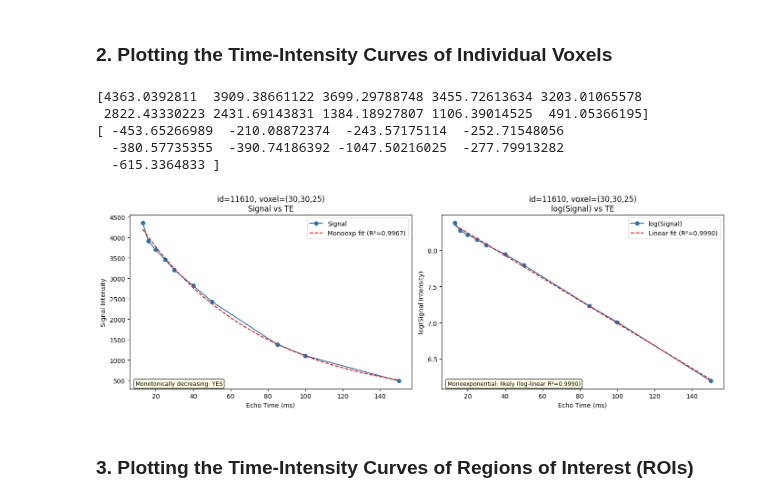
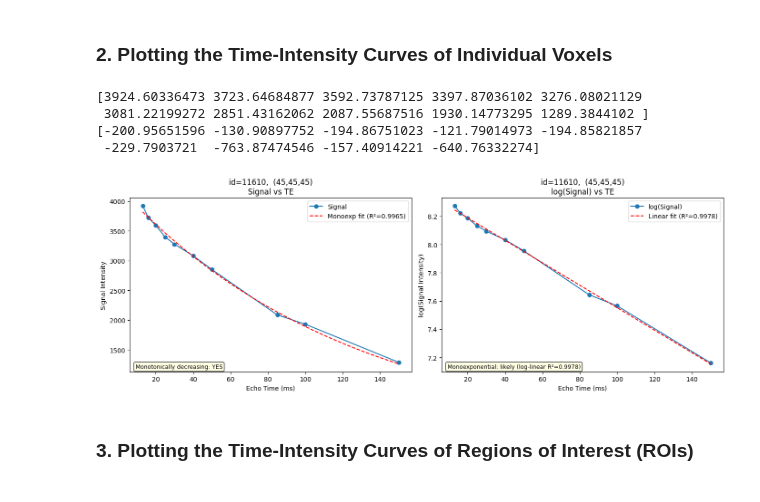
Before and after one commit to natobo/cw2_comp0118, a Jupyter notebook: python/src/eda.ipynb, the cells around one changed output. Cells and saved outputs as stored; diff of their text form; code cells hidden in the pictures.

```diff
--- a/python/src/eda.ipynb
+++ b/python/src/eda.ipynb
@@ -201,7 +201,7 @@ def r2_score(y_true, y_pred):
     ss_tot = np.sum((y_true - np.mean(y_true)) ** 2)
     return 1 - ss_res / ss_tot if ss_tot > 0 else float("nan")
 
-def plot_single_voxel_decay(dataset, x, y, z, echo_times=None, save_path=None):
+def plot_single_voxel_decay(dataset, x, y, z, echo_times=None, save_path=None, name=""):
     """
     Investigates the signal decay of a single voxel across echo times.
 
@@ -251,7 +251,7 @@ def plot_single_voxel_decay(dataset, x, y, z, echo_times=None, save_path=None):
         r2_fit = float("nan")
 
     fig, axes = plt.subplots(1, 2, figsize=(14, 5))
-    title = f"id={dataset.id}, voxel=({x},{y},{z})"
+    title = f"id={dataset.id}, {name} ({x},{y},{z})"
 
     # 1. S(TE) vs. TE (with monoexponential fit)
     ax = axes[0]
@@ -318,16 +318,15 @@ def plot_single_voxel_decay(dataset, x, y, z, echo_times=None, save_path=None):
         fig.savefig(save_path, bbox_inches="tight")
 
     return fig
-
-dataset = data.load_dataset(subject_id)
-fig = plot_single_voxel_decay(dataset, x=30, y=30, z=25, echo_times=echo_times)
-plt.show()
-# %% [output]
-[4363.0392811  3909.38661122 3699.29788748 3455.72613634 3203.01065578
- 2822.43330223 2431.69143831 1384.18927807 1106.39014525  491.05366195]
-[ -453.65266989  -210.08872374  -243.57175114  -252.71548056
-  -380.57735355  -390.74186392 -1047.50216025  -277.79913282
-  -615.3364833 ]
-[figure, removed]
-# %% [markdown]
-### 3. Plotting the Time-Intensity Curves of Regions of Interest (ROIs)
+# %%
+dataset = data.load_dataset(subject_id)
+fig = plot_single_voxel_decay(dataset, x=45, y=45, z=45, echo_times=echo_times)
+plt.show()
+# %% [output]
+[3924.60336473 3723.64684877 3592.73787125 3397.87036102 3276.08021129
+ 3081.22199272 2851.43162062 2087.55687516 1930.14773295 1289.3844102 ]
+[-200.95651596 -130.90897752 -194.86751023 -121.79014973 -194.85821857
+ -229.7903721  -763.87474546 -157.40914221 -640.76332274]
+[figure, added]
+# %% [markdown]
+### 3. Plotting the Time-Intensity Curves of Regions of Interest (ROIs)
```
Also changed, not shown: parts of 19 cells of this notebook.
